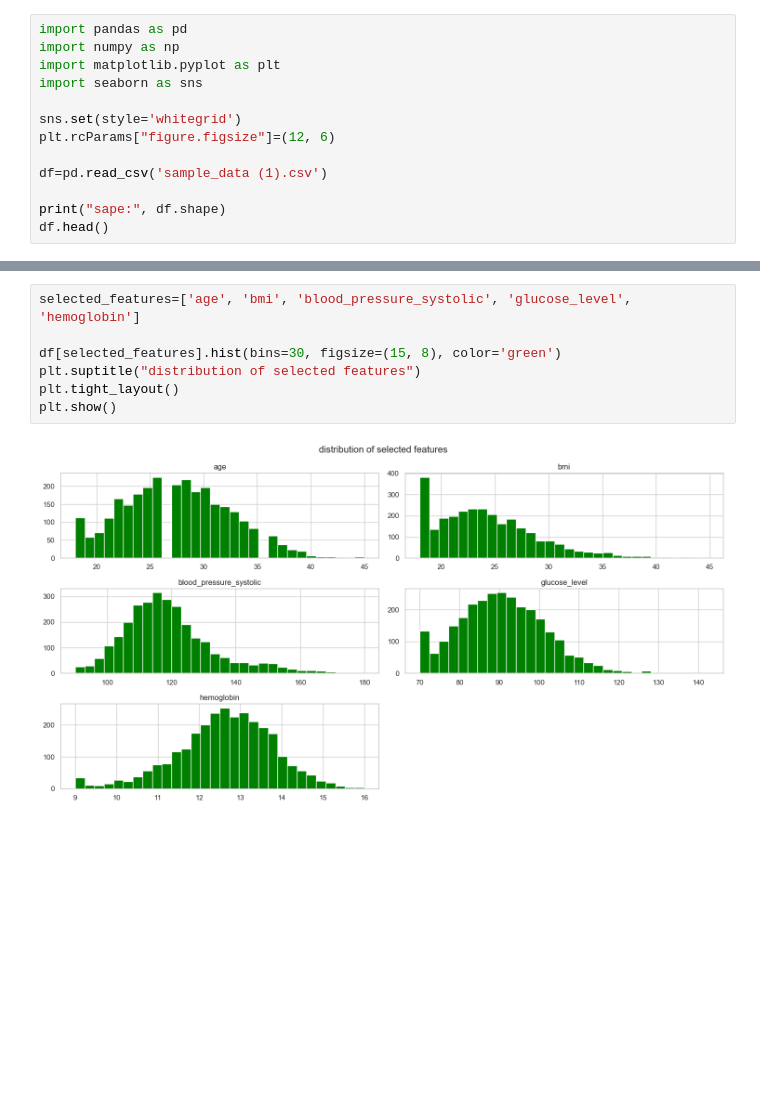
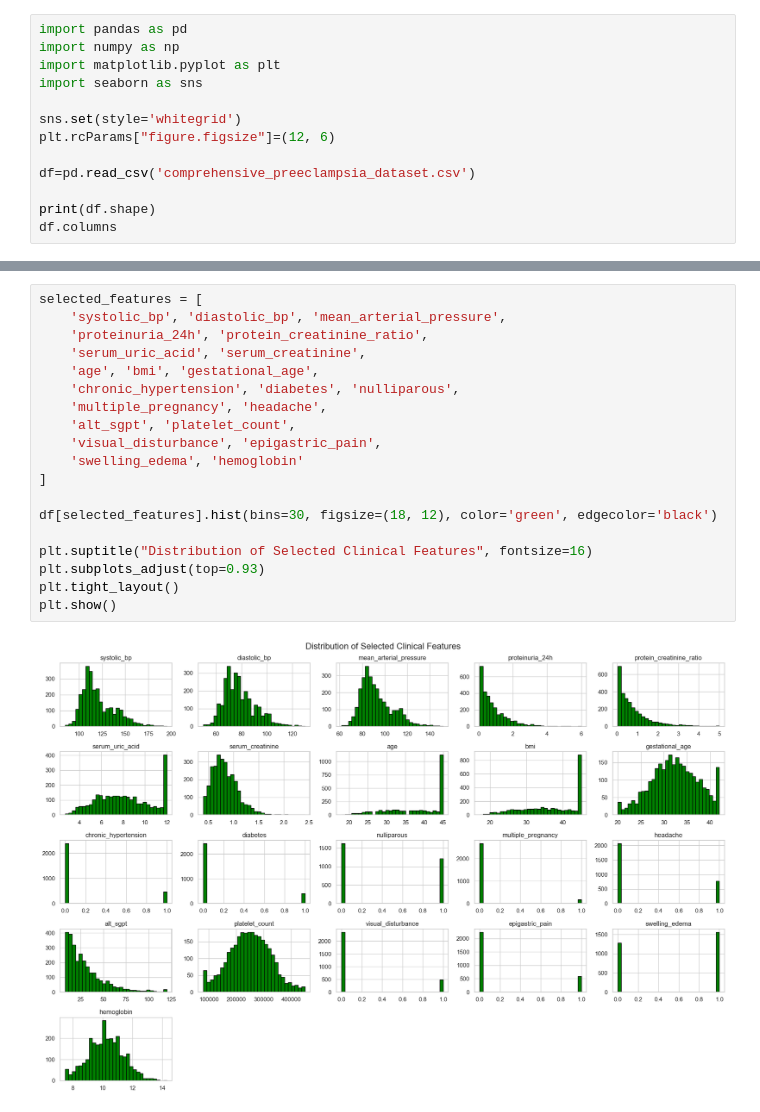
Before and after one commit to shar2710/maternalguardai, a Jupyter notebook: backend/notebooks/01_data_exploration.ipynb, the cells around one changed output, grey strips where cells are left out. Saved outputs shown, nothing was run; the diff lists cells and outputs as text; blank space fills up the shorter version.

```diff
--- a/backend/notebooks/01_data_exploration.ipynb
+++ b/backend/notebooks/01_data_exploration.ipynb
@@ -7,8 +7,8 @@ import seaborn as sns
 sns.set(style='whitegrid')
 plt.rcParams["figure.figsize"]=(12, 6)
 
-df=pd.read_csv('sample_data (1).csv')
+df=pd.read_csv('comprehensive_preeclampsia_dataset.csv')
 
-print("sape:", df.shape)
-df.head()
+print(df.shape)
+df.columns
 # %% [output]
@@ -63,12 +64,24 @@ df.describe().T
 # %%
-selected_features=['age', 'bmi', 'blood_pressure_systolic', 'glucose_level', 'hemoglobin']
+selected_features = [
+    'systolic_bp', 'diastolic_bp', 'mean_arterial_pressure',
+    'proteinuria_24h', 'protein_creatinine_ratio',
+    'serum_uric_acid', 'serum_creatinine',
+    'age', 'bmi', 'gestational_age',
+    'chronic_hypertension', 'diabetes', 'nulliparous',
+    'multiple_pregnancy', 'headache',
+    'alt_sgpt', 'platelet_count',
+    'visual_disturbance', 'epigastric_pain',
+    'swelling_edema', 'hemoglobin'
+]
 
-df[selected_features].hist(bins=30, figsize=(15, 8), color='green')
-plt.suptitle("distribution of selected features")
+df[selected_features].hist(bins=30, figsize=(18, 12), color='green', edgecolor='black')
+
+plt.suptitle("Distribution of Selected Clinical Features", fontsize=16)
+plt.subplots_adjust(top=0.93)
 plt.tight_layout()
 plt.show()
 # %% [output]
-[figure, old version]
+[figure, new version]
 # %%
 plt.figure(figsize=(15, 12))
 corr=df.corr()
```
Also changed, not shown: parts of 7 cells of this notebook, 16 other files.
